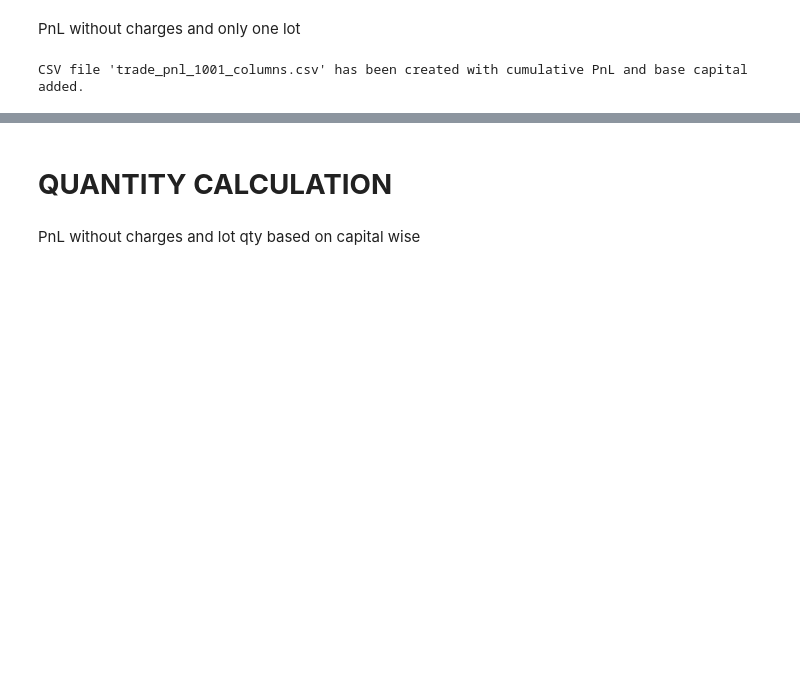
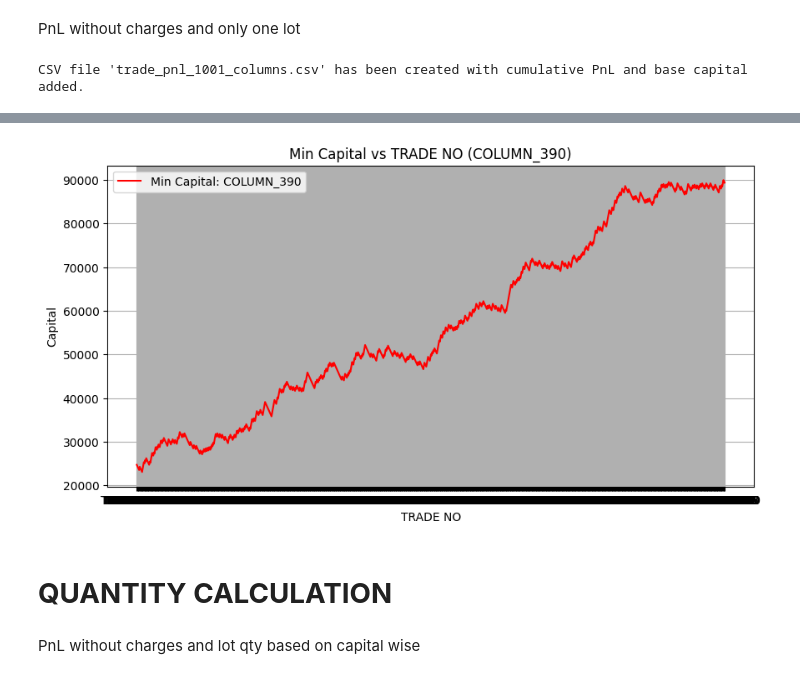
Before and after one commit to Bharatgaur/Trading, a Jupyter notebook: TRADE_PROBABILITIES_BASE_FILE_Version_1.ipynb, the cells around one changed output, grey strips where cells are left out. Cells and saved outputs as stored; diff of their text form; code cells hidden in the pictures; blank space fills up the shorter version.

```diff
--- a/TRADE_PROBABILITIES_BASE_FILE_Version_1.ipynb
+++ b/TRADE_PROBABILITIES_BASE_FILE_Version_1.ipynb
@@ -235,3 +261,26 @@ Min Value from Last Row: 88300
+# %%
+import pandas as pd
+import matplotlib.pyplot as plt
+
+# Load the CSV file
+df_no_charges = pd.read_csv('trade_pnl_1001_columns.csv')
+
+# Identify the min value column from the last row
+last_row_df = df_no_charges.iloc[[-1]]
+numeric_values = last_row_df.select_dtypes(include=['number'])
+min_column = numeric_values.idxmin(axis=1).values[0]
+
+# Plot min capital vs TRADE NO
+plt.figure(figsize=(10, 5))
+plt.plot(df_no_charges['TRADE NO'], df_no_charges[min_column], label=f'Min Capital: {min_column}', color='red')
+plt.xlabel('TRADE NO')
+plt.ylabel('Capital')
+plt.title(f'Min Capital vs TRADE NO ({min_column})')
+plt.legend()
+plt.grid(True)
+plt.show()
+# %% [output]
+[figure, added]
 # %% [markdown]
 # **QUANTITY CALCULATION**
 # %% [markdown]
```
Also changed, not shown: parts of 21 cells of this notebook.
